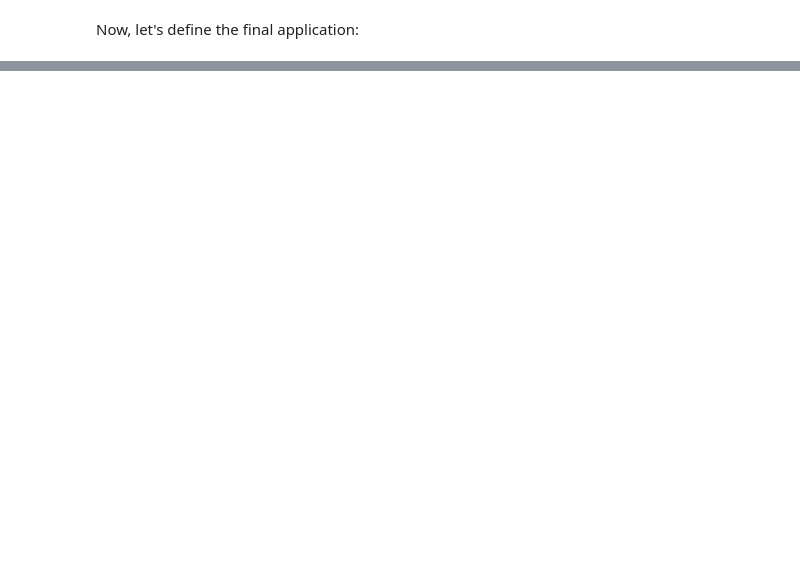
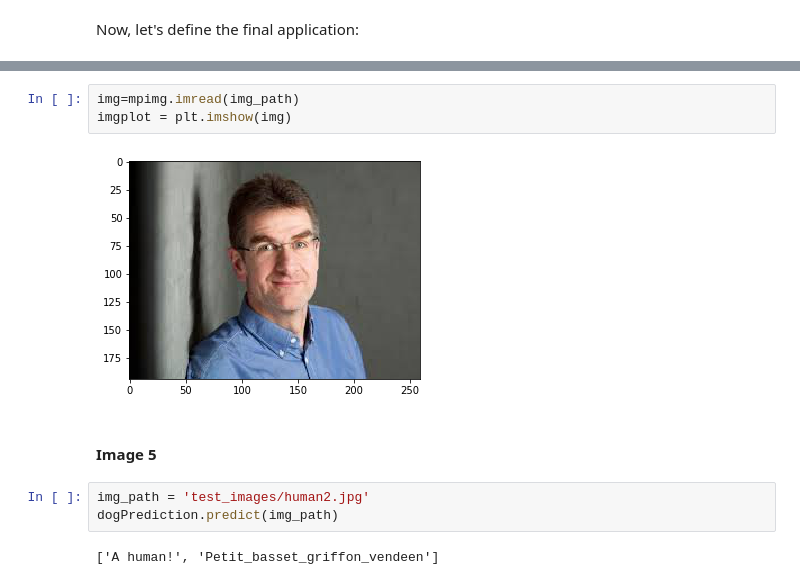
Before and after one commit to sipemu/Dog_Project, a Jupyter notebook: dog_app.ipynb, the cells around one changed output, grey strips where cells are left out. Cells and saved outputs as stored; diff of their text form; blank space fills up the shorter version.

```diff
--- a/dog_app.ipynb
+++ b/dog_app.ipynb
@@ -979,0 +1036,12 @@ __Answer:__
+# %%
+img=mpimg.imread(img_path)
+imgplot = plt.imshow(img)
+# %% [output]
+[figure, added]
+# %% [markdown]
+#### Image 5
+# %%
+img_path = 'test_images/human2.jpg'
+dogPrediction.predict(img_path)
+# %% [output]
+['A human!', 'Petit_basset_griffon_vendeen']
```
Also changed, not shown: parts of 31 cells of this notebook, 3 other files.
